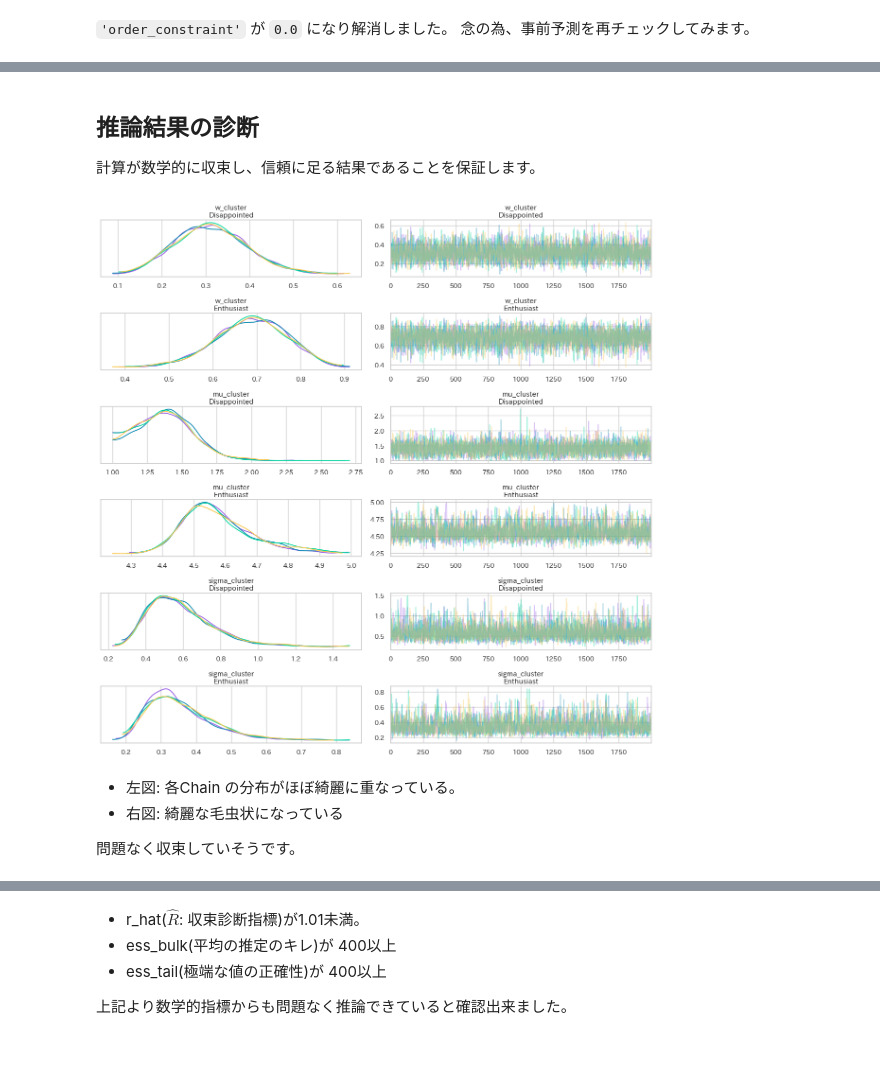
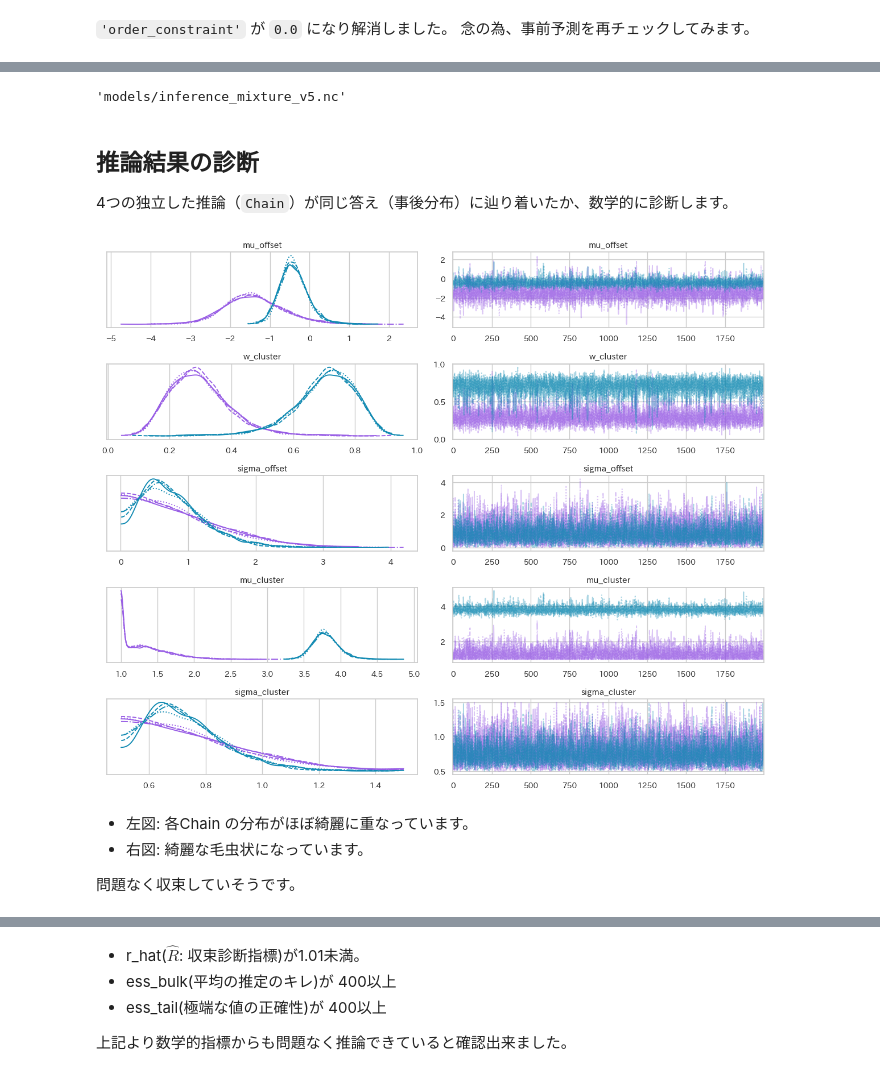
Before and after one commit to petalab-io/bayesian-iroha, a Jupyter notebook: notebooks/04_survey_latent_segmentasion/mixture_model_inference.ipynb, the cells around one changed output, grey strips where cells are left out. Drawn from its saved outputs; the diff is of its cells as text; code cells hidden in the pictures.

```diff
--- a/notebooks/04_survey_latent_segmentasion/mixture_model_inference.ipynb
+++ b/notebooks/04_survey_latent_segmentasion/mixture_model_inference.ipynb
@@ -217,7 +222,7 @@ with pm.Model(coords=coords) as model_mixture_v2:
     dist_component = pm.TruncatedNormal.dist(mu=mu_cluster, sigma=sigma_cluster, lower=1, upper=5, shape=2)
 
     # 混合モデルの定義
-    observation = pm.Mixture("observation", w=w_cluster, comp_dists=dist_component, observed=results_survey,
+    obs = pm.Mixture("obs", w=w_cluster, comp_dists=dist_component, observed=results_survey,
                              dims="id_obs")
 # %% [markdown]
 - `mu` 自体も裁断
@@ -346,0 +408,37 @@ Sampling 4 chains for 1_000 tune and 2_000 draw iterations (4_000 + 8_000 draws
+# %%
+# チューニング: 非中心化パラメトリゼーション
+with pm.Model(coords=coords) as model_mixture_v5:
+    # # --- 構成比率 ---
+    w_cluster = pm.Dirichlet("w_cluster", a=np.array([1, 1]), dims="cluster")
+
+    # 非中心化: mu
+    mu_offset = pm.Normal("mu_offset", mu=0, sigma=1, dims="cluster")
+    mu_base = np.array([2.0, 4.0])  # 事前の広がり
+    mu_scale = 0.5  # 事前の広がり
+    mu_cluster = pm.Deterministic(  # ★ ここで元の空間に変換＆記録
+        "mu_cluster",
+        pt.clip(mu_base + mu_offset * mu_scale, 1, 5),
+        dims="cluster"
+    )
+
+    # --- 非中心化: sigma ---
+    sigma_offset = pm.HalfNormal("sigma_offset", sigma=1, dims="cluster")
+    mu_sigma = 0.5,  # mu=0 より少し浮かせて安定させる
+    sigma_cluster = pm.Deterministic(
+        "sigma_cluster",
+        pt.clip(mu_sigma + sigma_offset * 0.3, 0.05, 1.5),
+        dims="cluster"
+    )
+
+    # --- 順序制約（ソフト化） ---
+    pm.Potential("order_constraint", pm.logp(pm.Normal.dist(mu=0, sigma=0.1),
+                                             mu_cluster[1] - mu_cluster[0])
+    if False else
+    -1000 * pt.max([0, mu_cluster[0] - mu_cluster[1]])
+                 )
+
+    # 截断正規分布をコンポーネントとして定義し、混合モデルを構築
+    dist_component = pm.TruncatedNormal.dist(
+        mu=mu_cluster, sigma=sigma_cluster, lower=1, upper=5, shape=2)
+
+    obs = pm.Mixture("obs", w=w_cluster, comp_dists=dist_component, observed=results_survey, dims="id_obs")
@@ -346,0 +453,4 @@ Sampling 4 chains for 1_000 tune and 2_000 draw iterations (4_000 + 8_000 draws
+# %%
+# 再推論
+with model_mixture_v5:
+    idata_posterior = pm.sample(2000, tune=2000, target_accept=0.98, random_seed=42)
@@ -347,16 +464,25 @@ Sampling 4 chains for 1_000 tune and 2_000 draw iterations (4_000 + 8_000 draws
+# %%
+# 推論に成功した為、推論データを保存
+dir_models = "models"
+os.makedirs(dir_models, exist_ok=True)
+PATH_INFERENCE_DATA = os.path.join(dir_models, "inference_mixture_v5.nc")
+
+az.to_netcdf(idata_posterior, PATH_INFERENCE_DATA)
+# %% [output]
+'models/inference_mixture_v5.nc'
 # %% [markdown]
 ## 推論結果の診断
-計算が数学的に収束し、信頼に足る結果であることを保証します。
+4つの独立した推論（`Chain`）が同じ答え（事後分布）に辿り着いたか、数学的に診断します。
 # %%
 # 収束具合の可視化
-az.plot_trace(idata_posterior, compact=False)
+az.plot_trace(idata_posterior, compact=True)  # 確認指標が多いため compact=True で可視化します
 plt.tight_layout()
 plt.show()
 # %% [output]
-[figure, old version]
+[figure, new version]
 # %% [markdown]
-- 左図: 各Chain の分布がほぼ綺麗に重なっている。
-- 右図: 綺麗な毛虫状になっている
+- 左図: 各Chain の分布がほぼ綺麗に重なっています。
+- 右図: 綺麗な毛虫状になっています。
 
 問題なく収束していそうです。
 # %%
```
Also changed, not shown: parts of 62 cells of this notebook.
